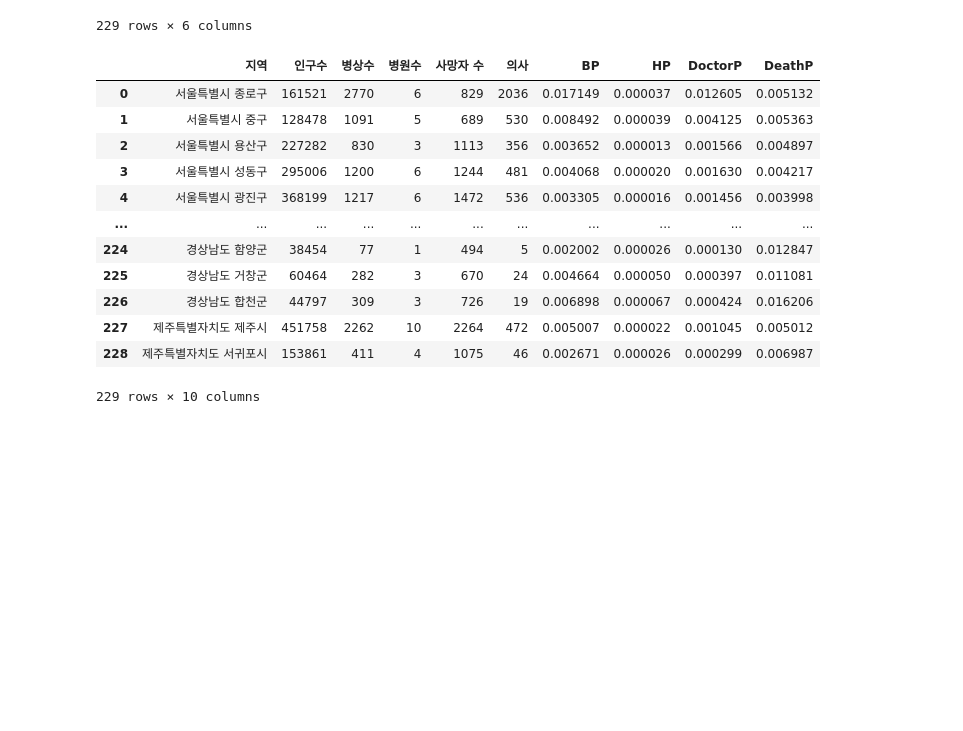
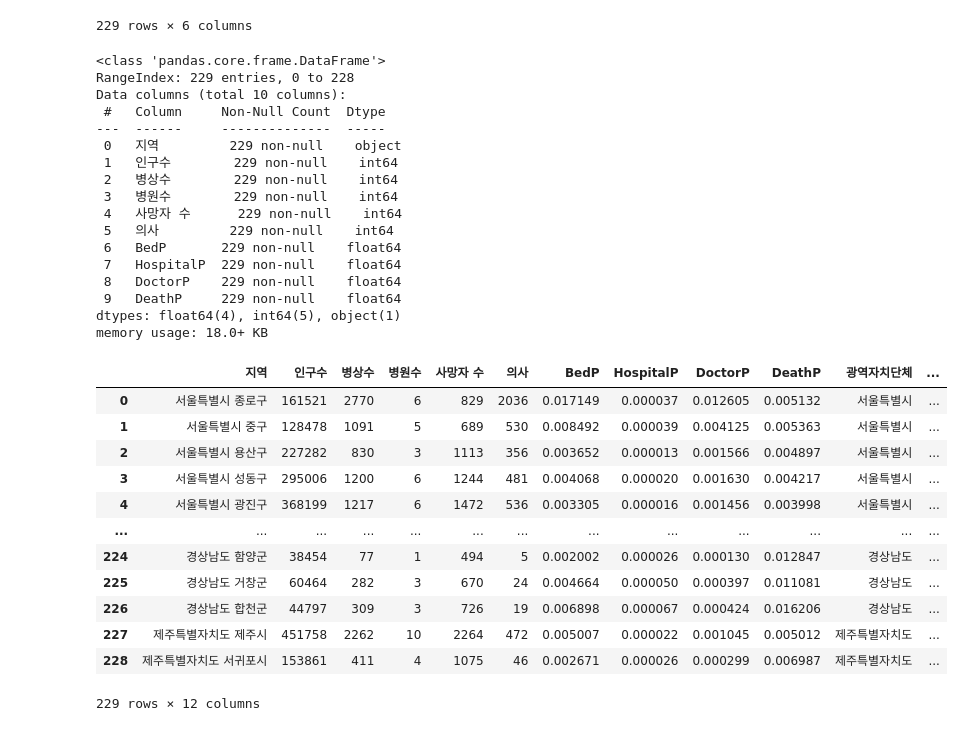
Before and after one commit to cav2280/dcx-final, a Jupyter notebook: main-상관관계 분석 추가.ipynb, the cells around one changed output. Saved outputs shown, nothing was run; the diff lists cells and outputs as text; code cells hidden in the pictures; blank space fills up the shorter version.

```diff
--- a/main-상관관계 분석 추가.ipynb
+++ b/main-상관관계 분석 추가.ipynb
@@ -684,23 +684,44 @@ merged_df
 | 228 | 제주특별자치도 서귀포시 | 153861 | 411 | 4 | 1075 | 46 |
 229 rows × 6 columns
 # %%
-merged_df['BP']=merged_df['병상수']/merged_df['인구수']
-merged_df['HP']=merged_df['병원수']/merged_df['인구수']
+merged_df['BedP']=merged_df['병상수']/merged_df['인구수']
+merged_df['HospitalP']=merged_df['병원수']/merged_df['인구수']
 merged_df['DoctorP']=merged_df['의사']/merged_df['인구수']
 merged_df['DeathP']=merged_df['사망자 수']/merged_df['인구수']
 
-merged_df
+merged_df.info()
 # %% [output]
-|  | 지역 | 인구수 | 병상수 | 병원수 | 사망자 수 | 의사 | BP | HP | DoctorP | DeathP |
-| 0 | 서울특별시 종로구 | 161521 | 2770 | 6 | 829 | 2036 | 0.017149 | 0.000037 | 0.012605 | 0.005132 |
-| 1 | 서울특별시 중구 | 128478 | 1091 | 5 | 689 | 530 | 0.008492 | 0.000039 | 0.004125 | 0.005363 |
-| 2 | 서울특별시 용산구 | 227282 | 830 | 3 | 1113 | 356 | 0.003652 | 0.000013 | 0.001566 | 0.004897 |
-| 3 | 서울특별시 성동구 | 295006 | 1200 | 6 | 1244 | 481 | 0.004068 | 0.000020 | 0.001630 | 0.004217 |
-| 4 | 서울특별시 광진구 | 368199 | 1217 | 6 | 1472 | 536 | 0.003305 | 0.000016 | 0.001456 | 0.003998 |
-| ... | ... | ... | ... | ... | ... | ... | ... | ... | ... | ... |
-| 224 | 경상남도 함양군 | 38454 | 77 | 1 | 494 | 5 | 0.002002 | 0.000026 | 0.000130 | 0.012847 |
-| 225 | 경상남도 거창군 | 60464 | 282 | 3 | 670 | 24 | 0.004664 | 0.000050 | 0.000397 | 0.011081 |
-| 226 | 경상남도 합천군 | 44797 | 309 | 3 | 726 | 19 | 0.006898 | 0.000067 | 0.000424 | 0.016206 |
-| 227 | 제주특별자치도 제주시 | 451758 | 2262 | 10 | 2264 | 472 | 0.005007 | 0.000022 | 0.001045 | 0.005012 |
-| 228 | 제주특별자치도 서귀포시 | 153861 | 411 | 4 | 1075 | 46 | 0.002671 | 0.000026 | 0.000299 | 0.006987 |
-229 rows × 10 columns
+<class 'pandas.core.frame.DataFrame'>
+RangeIndex: 229 entries, 0 to 228
+Data columns (total 10 columns):
+ #   Column     Non-Null Count  Dtype
+---  ------     --------------  -----
+ 0   지역         229 non-null    object
+ 1   인구수        229 non-null    int64
+ 2   병상수        229 non-null    int64
+ 3   병원수        229 non-null    int64
+ 4   사망자 수      229 non-null    int64
+ 5   의사         229 non-null    int64
+ 6   BedP       229 non-null    float64
+ 7   HospitalP  229 non-null    float64
+ 8   DoctorP    229 non-null    float64
+ 9   DeathP     229 non-null    float64
+dtypes: float64(4), int64(5), object(1)
+memory usage: 18.0+ KB
+# %%
+merged_df[['광역자치단체', '시군구']] = merged_df['지역'].str.split(' ', expand=True)
+merged_df
+# %% [output]
+|  | 지역 | 인구수 | 병상수 | 병원수 | 사망자 수 | 의사 | BedP | HospitalP | DoctorP | DeathP | 광역자치단체 | ... |
+| 0 | 서울특별시 종로구 | 161521 | 2770 | 6 | 829 | 2036 | 0.017149 | 0.000037 | 0.012605 | 0.005132 | 서울특별시 | ... |
+| 1 | 서울특별시 중구 | 128478 | 1091 | 5 | 689 | 530 | 0.008492 | 0.000039 | 0.004125 | 0.005363 | 서울특별시 | ... |
+| 2 | 서울특별시 용산구 | 227282 | 830 | 3 | 1113 | 356 | 0.003652 | 0.000013 | 0.001566 | 0.004897 | 서울특별시 | ... |
+| 3 | 서울특별시 성동구 | 295006 | 1200 | 6 | 1244 | 481 | 0.004068 | 0.000020 | 0.001630 | 0.004217 | 서울특별시 | ... |
+| 4 | 서울특별시 광진구 | 368199 | 1217 | 6 | 1472 | 536 | 0.003305 | 0.000016 | 0.001456 | 0.003998 | 서울특별시 | ... |
+| ... | ... | ... | ... | ... | ... | ... | ... | ... | ... | ... | ... | ... |
+| 224 | 경상남도 함양군 | 38454 | 77 | 1 | 494 | 5 | 0.002002 | 0.000026 | 0.000130 | 0.012847 | 경상남도 | ... |
+| 225 | 경상남도 거창군 | 60464 | 282 | 3 | 670 | 24 | 0.004664 | 0.000050 | 0.000397 | 0.011081 | 경상남도 | ... |
+| 226 | 경상남도 합천군 | 44797 | 309 | 3 | 726 | 19 | 0.006898 | 0.000067 | 0.000424 | 0.016206 | 경상남도 | ... |
+| 227 | 제주특별자치도 제주시 | 451758 | 2262 | 10 | 2264 | 472 | 0.005007 | 0.000022 | 0.001045 | 0.005012 | 제주특별자치도 | ... |
+| 228 | 제주특별자치도 서귀포시 | 153861 | 411 | 4 | 1075 | 46 | 0.002671 | 0.000026 | 0.000299 | 0.006987 | 제주특별자치도 | ... |
+229 rows × 12 columns
```
Also changed, not shown: parts of 10 cells of this notebook.
